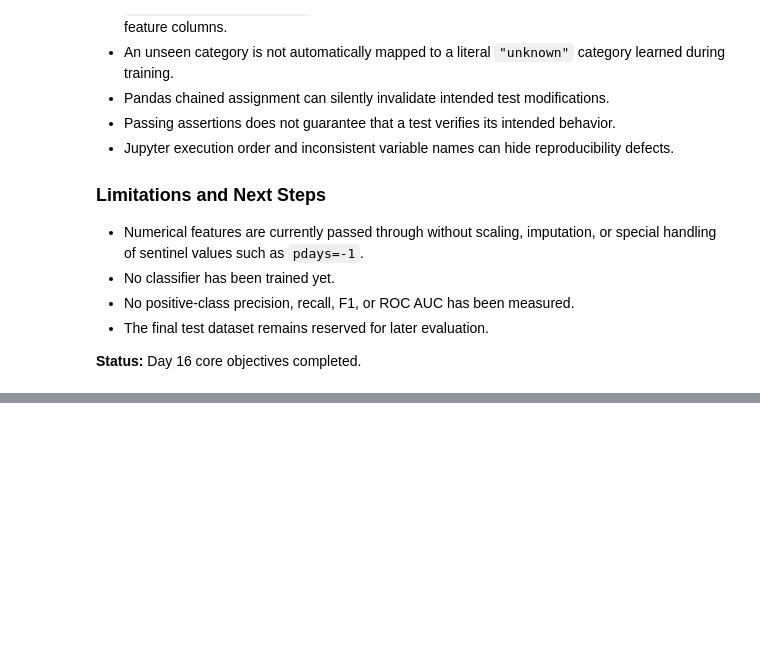
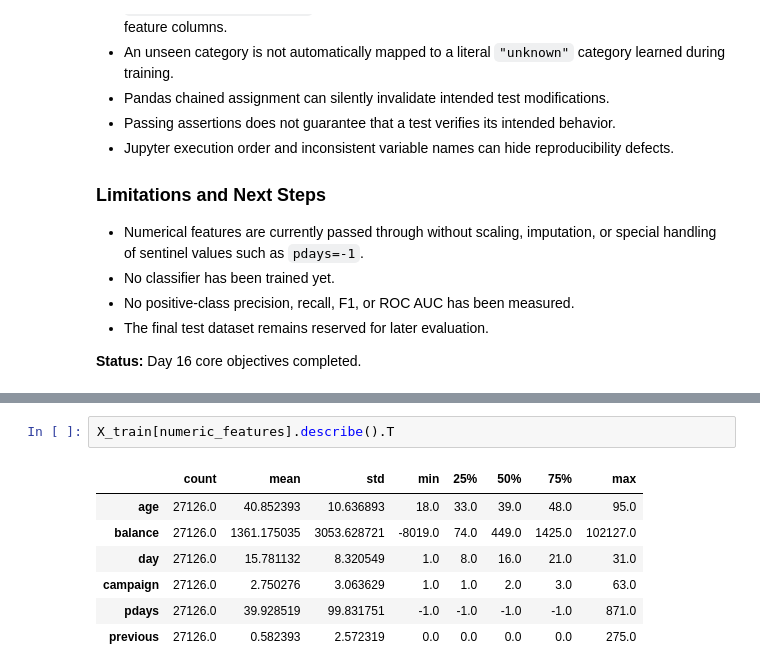
Before and after one commit to acitra0/ai-ml-engineering, a Jupyter notebook: zoomcamp/03-classification/bank-subscription/bank_baseline.ipynb, the cells around one changed output, grey strips where cells are left out. Drawn from its saved outputs; the diff is of its cells as text; blank space fills up the shorter version.

```diff
--- a/zoomcamp/03-classification/bank-subscription/bank_baseline.ipynb
+++ b/zoomcamp/03-classification/bank-subscription/bank_baseline.ipynb
@@ -433,0 +471,10 @@ The 50 transformed features consist of 6 numerical features and 44 one-hot-encod
+# %%
+X_train[numeric_features].describe().T
+# %% [output]
+|  | count | mean | std | min | 25% | 50% | 75% | max |
+| age | 27126.0 | 40.852393 | 10.636893 | 18.0 | 33.0 | 39.0 | 48.0 | 95.0 |
+| balance | 27126.0 | 1361.175035 | 3053.628721 | -8019.0 | 74.0 | 449.0 | 1425.0 | 102127.0 |
+| day | 27126.0 | 15.781132 | 8.320549 | 1.0 | 8.0 | 16.0 | 21.0 | 31.0 |
+| campaign | 27126.0 | 2.750276 | 3.063629 | 1.0 | 1.0 | 2.0 | 3.0 | 63.0 |
+| pdays | 27126.0 | 39.928519 | 99.831751 | -1.0 | -1.0 | -1.0 | -1.0 | 871.0 |
+| previous | 27126.0 | 0.582393 | 2.572319 | 0.0 | 0.0 | 0.0 | 0.0 | 275.0 |
```
Also changed, not shown: parts of 18 cells of this notebook.
